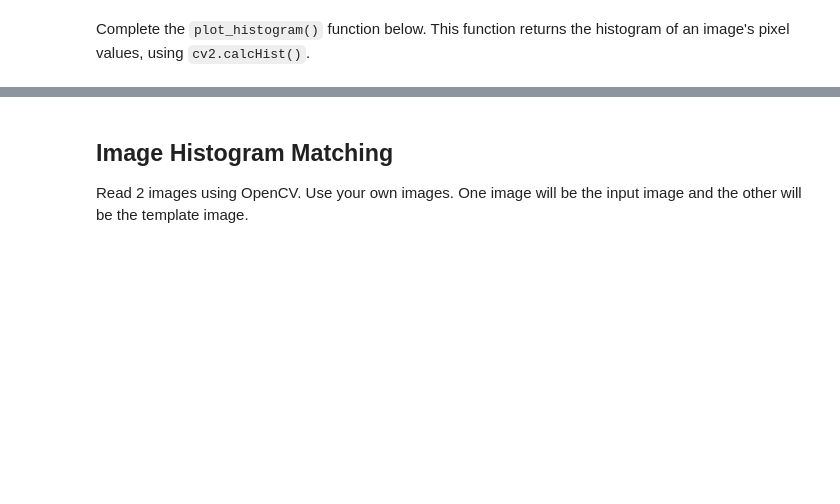
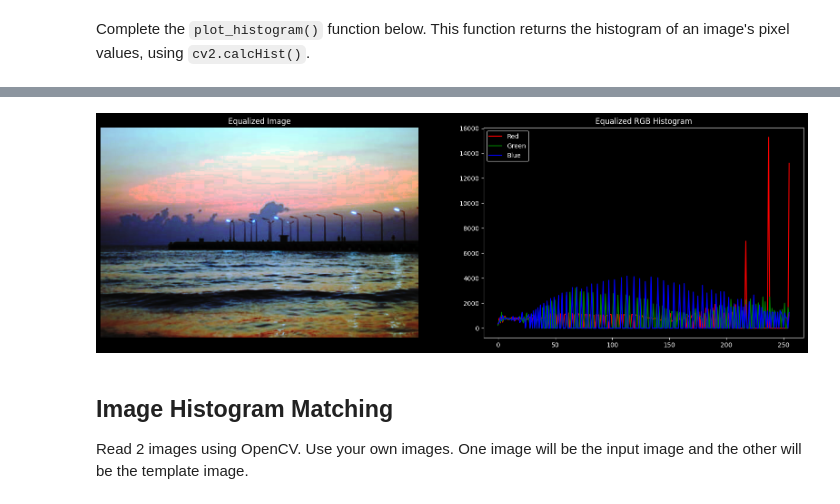
Before and after one commit to pomneii/Image-Processing, a Jupyter notebook: Lab2_Image-Enhancement/Lab2_2_Image-Enhancement-with-Statistical-Operation.ipynb, the cells around one changed output, grey strips where cells are left out. Cells and saved outputs as stored; diff of their text form; code cells hidden in the pictures; blank space fills up the shorter version.

```diff
--- a/Lab2_Image-Enhancement/Lab2_2_Image-Enhancement-with-Statistical-Operation.ipynb
+++ b/Lab2_Image-Enhancement/Lab2_2_Image-Enhancement-with-Statistical-Operation.ipynb
@@ -90,3 +99,39 @@ Display the output like the reference image below using subplot, where the first
+# %%
+### START CODE HERE ###
+
+# equalize only one channel  -> equalize each channel -> merge channel -> eql image
+
+# split channel
+r_ch, g_ch, b_ch = cv2.split(rgb_img)
+
+# equalize each channel
+eql_r = cv2.equalizeHist(r_ch)
+eql_g = cv2.equalizeHist(g_ch)
+eql_b = cv2.equalizeHist(b_ch)
+
+# merge channel
+eql_img = cv2.merge((eql_r, eql_g, eql_b))
+
+eql_hst = plot_histogram(eql_img)
+
+fig, axs = plt.subplots(1, 2, figsize=(20, 6))
+
+axs[0].imshow(eql_img)
+axs[0].set_title("Equalized Image")
+axs[0].axis("off")
+
+axs[1].plot(eql_hst[0], color='r')
+axs[1].plot(eql_hst[1], color='g')
+axs[1].plot(eql_hst[2], color='b')
+
+axs[1].set_title("Equalized RGB Histogram")
+plt.legend(["Red", "Green", "Blue"])
+
+plt.show()
+
+### END CODE HERE ###
+# %% [output]
+[figure, added]
 # %% [markdown]
 ## **Image Histogram Matching**
 Read 2 images using OpenCV. Use your own images. One image will be the input image and the other will be the template image.
```
Also changed, not shown: parts of 12 cells of this notebook, 7 other files.
